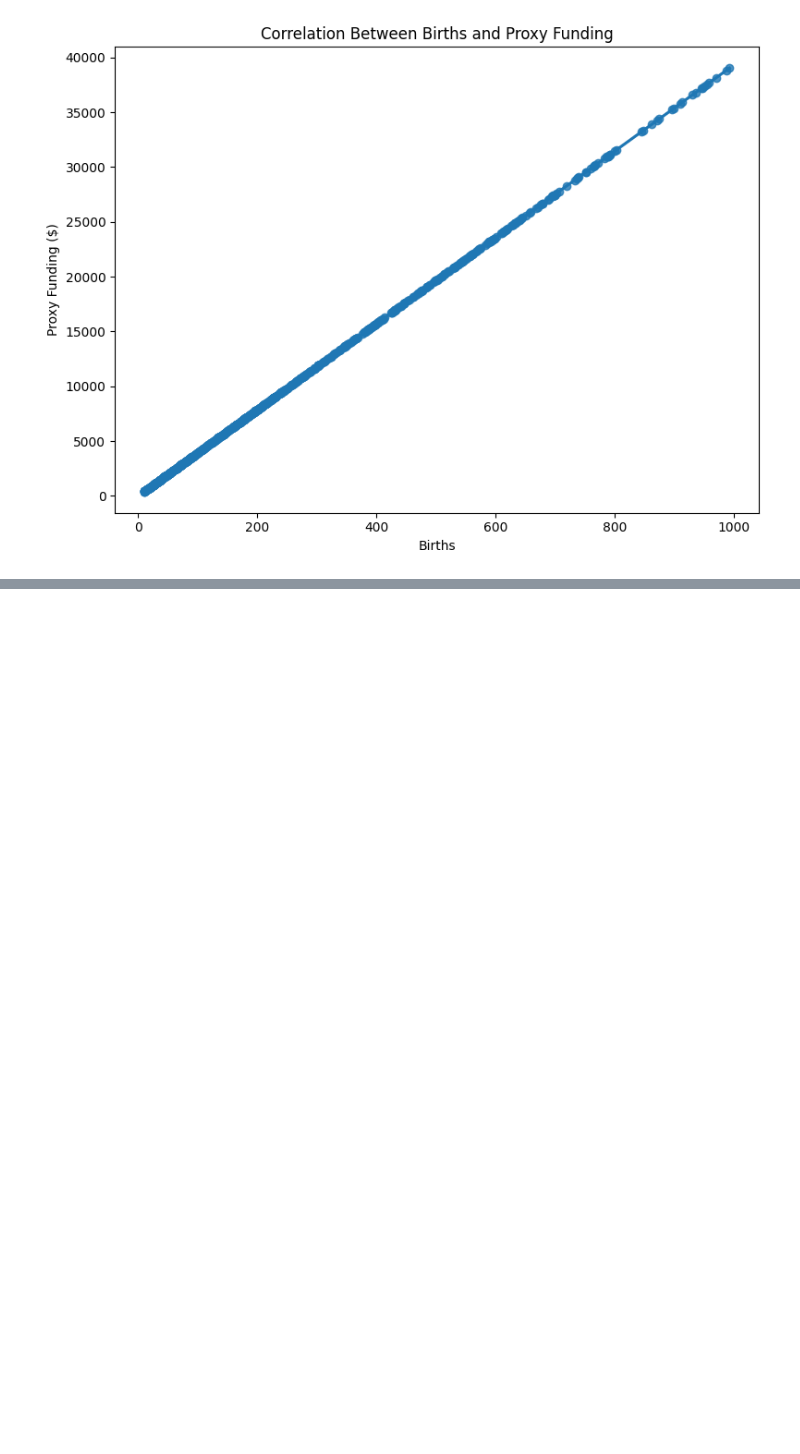
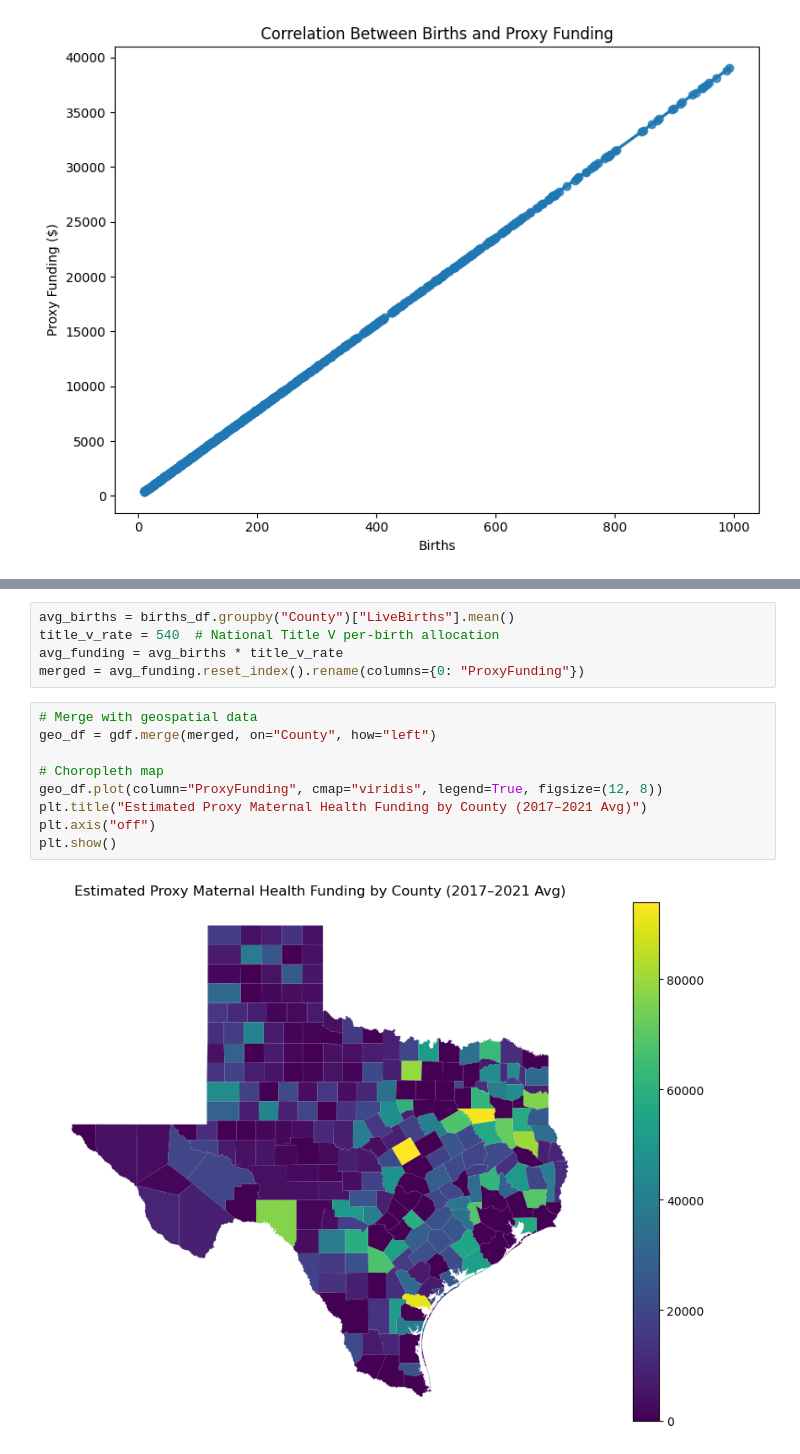
Before and after one commit to smozley/maternal-health-funding-analysis, a Jupyter notebook: notebooks/Notebook2_DescriptiveAnalysis.ipynb, the cells around one changed output, grey strips where cells are left out. Saved outputs shown, nothing was run; the diff lists cells and outputs as text; blank space fills up the shorter version.

```diff
--- a/notebooks/Notebook2_DescriptiveAnalysis.ipynb
+++ b/notebooks/Notebook2_DescriptiveAnalysis.ipynb
@@ -169,0 +353,16 @@ plt.show()
+# %%
+avg_births = births_df.groupby("County")["LiveBirths"].mean()
+title_v_rate = 540  # National Title V per-birth allocation
+avg_funding = avg_births * title_v_rate
+merged = avg_funding.reset_index().rename(columns={0: "ProxyFunding"})
+# %%
+# Merge with geospatial data
+geo_df = gdf.merge(merged, on="County", how="left")
+
+# Choropleth map
+geo_df.plot(column="ProxyFunding", cmap="viridis", legend=True, figsize=(12, 8))
+plt.title("Estimated Proxy Maternal Health Funding by County (2017–2021 Avg)")
+plt.axis("off")
+plt.show()
+# %% [output]
+[figure, added]
```
Also changed, not shown: parts of 51 cells of this notebook, 2 other files.
